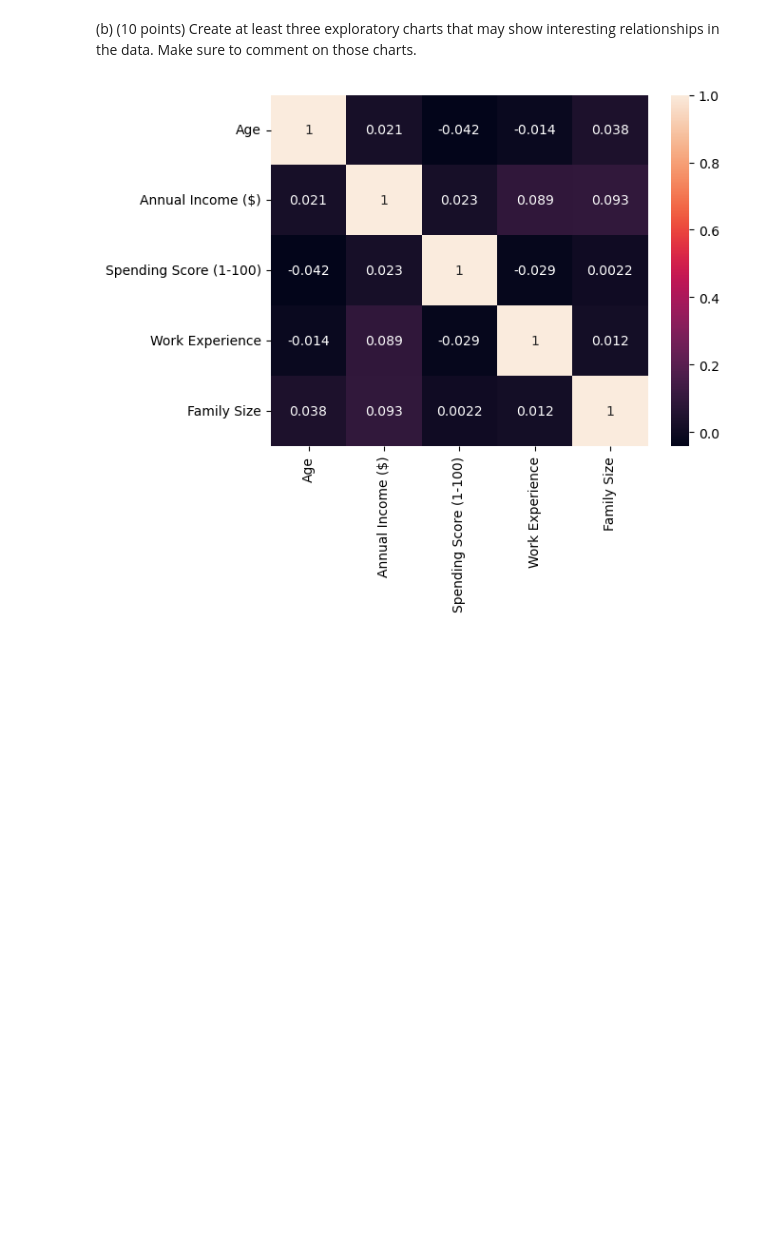
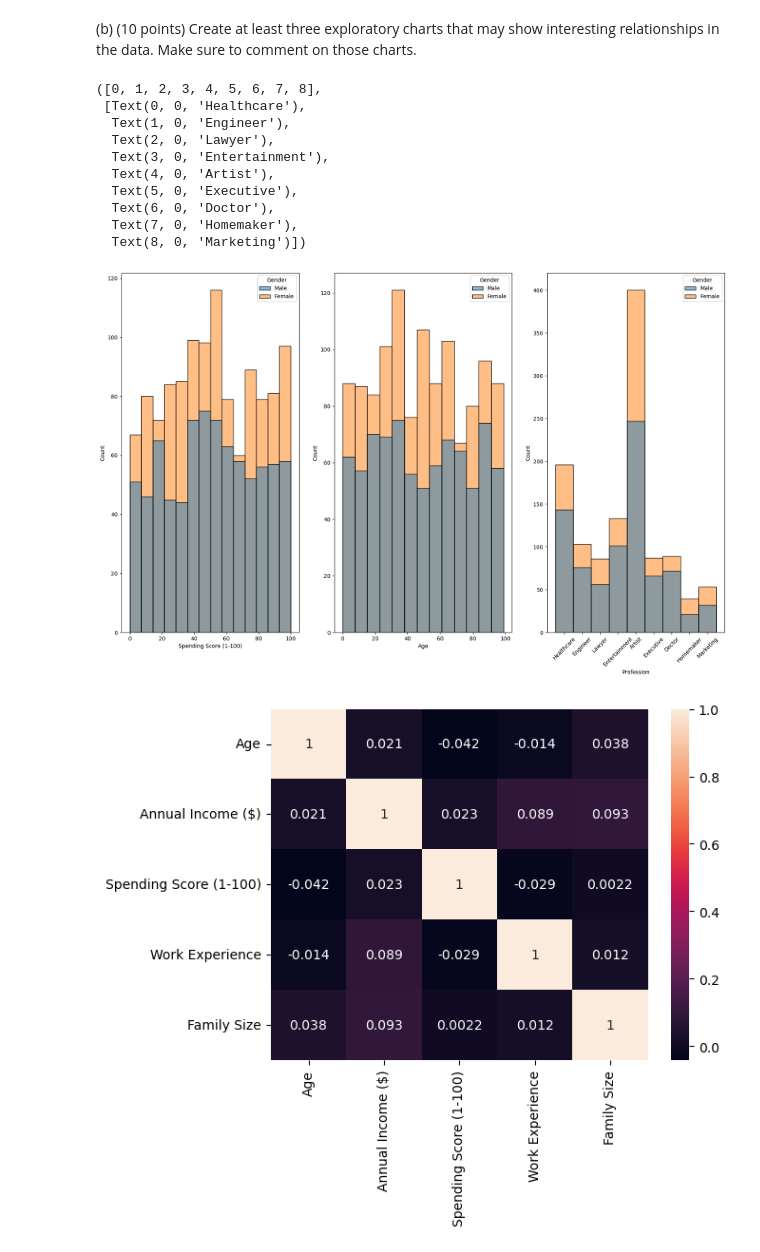
Before and after one commit to rachdoyle/DATA448, a Jupyter notebook: Exams/Exam 1/DATA 448 Exam 1.ipynb, the cells around one changed output. Drawn from its saved outputs; the diff is of its cells as text; code cells hidden in the pictures; blank space fills up the shorter version.

```diff
--- a/Exams/Exam 1/DATA 448 Exam 1.ipynb
+++ b/Exams/Exam 1/DATA 448 Exam 1.ipynb
@@ -190,4 +218,31 @@ customers.head()
 | 4 | Female | 31 | 38000 | 40 | Entertainment | 2 | 6 |
 # %% [markdown]
 (b) (10 points) Create at least three exploratory charts that may show interesting relationships in the data. Make sure to comment on those charts.
+# %%
+import seaborn as sns
+
+fig, axes = plt.subplots(1, 3, figsize = (20, 12))
+sns.histplot(ax = axes[0], x = 'Spending Score (1-100)', hue = 'Gender', fill = True, data = customers)
+sns.histplot(ax = axes[2], x = 'Profession', hue = 'Gender', fill = True, data = customers)
+sns.histplot(ax = axes[1], x = 'Age', hue = 'Gender', fill = True, data = customers)
+plt.xticks(rotation = 45)
+
+##from the first below plot we see the count of males and females for each Spending Scores.
+##from the second below plot we see the count of males and females for each age.
+##from the last below plot we see the count of males and females for each profession.
+## overall we see that we have a much larger count of females, this is because there is more females in the data set than males,
+    ## for the first plot we see that the spending score with the most people total was in the 50s, for the second plot we see
+    ## the age that most people are is in their 30s, and for the last plot the profession that most people are is artist.
+# %% [output]
+([0, 1, 2, 3, 4, 5, 6, 7, 8],
+ [Text(0, 0, 'Healthcare'),
+  Text(1, 0, 'Engineer'),
+  Text(2, 0, 'Lawyer'),
+  Text(3, 0, 'Entertainment'),
+  Text(4, 0, 'Artist'),
+  Text(5, 0, 'Executive'),
+  Text(6, 0, 'Doctor'),
+  Text(7, 0, 'Homemaker'),
+  Text(8, 0, 'Marketing')])
+[figure, added]
 # %%
```
Also changed, not shown: parts of 11 cells of this notebook.
